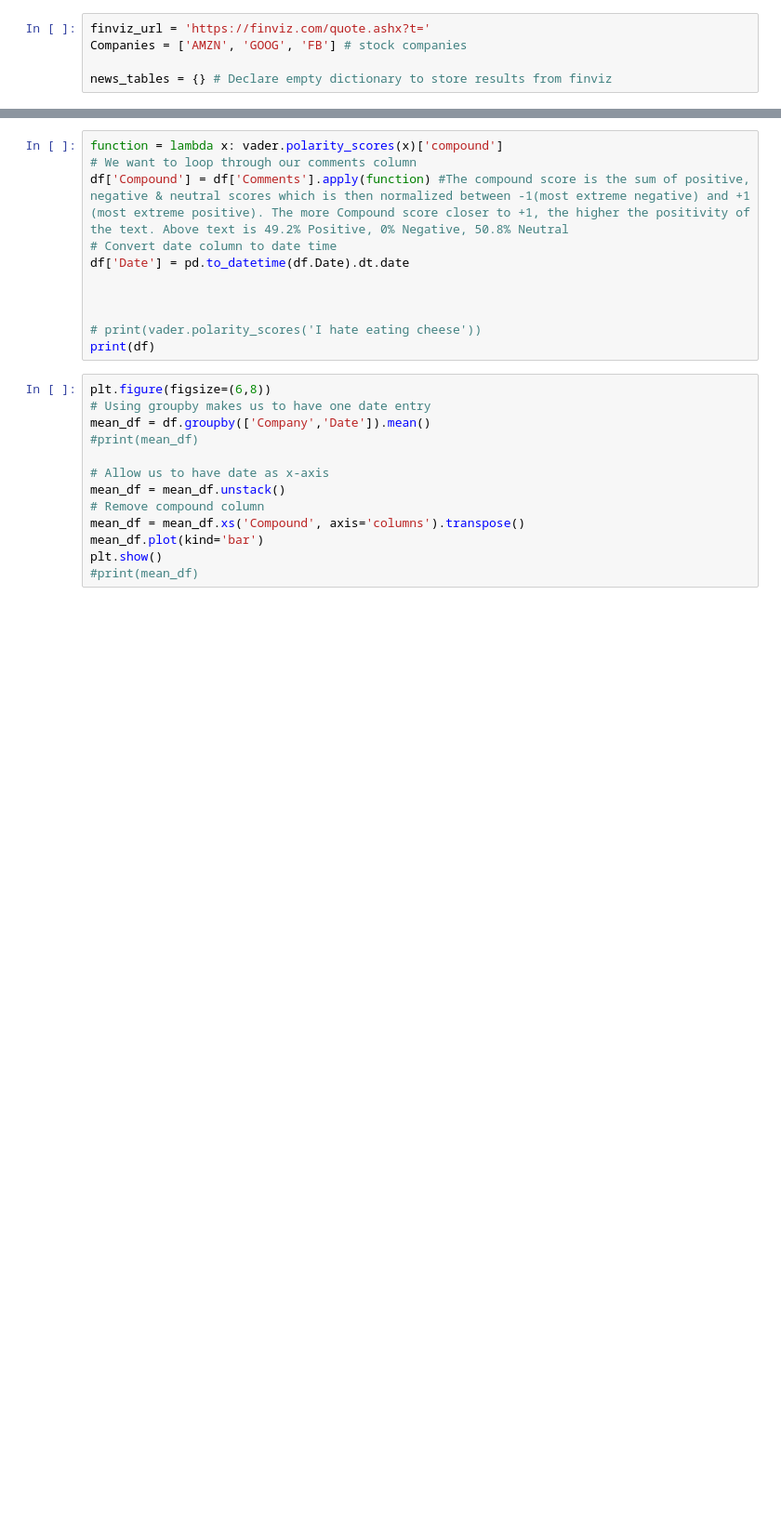
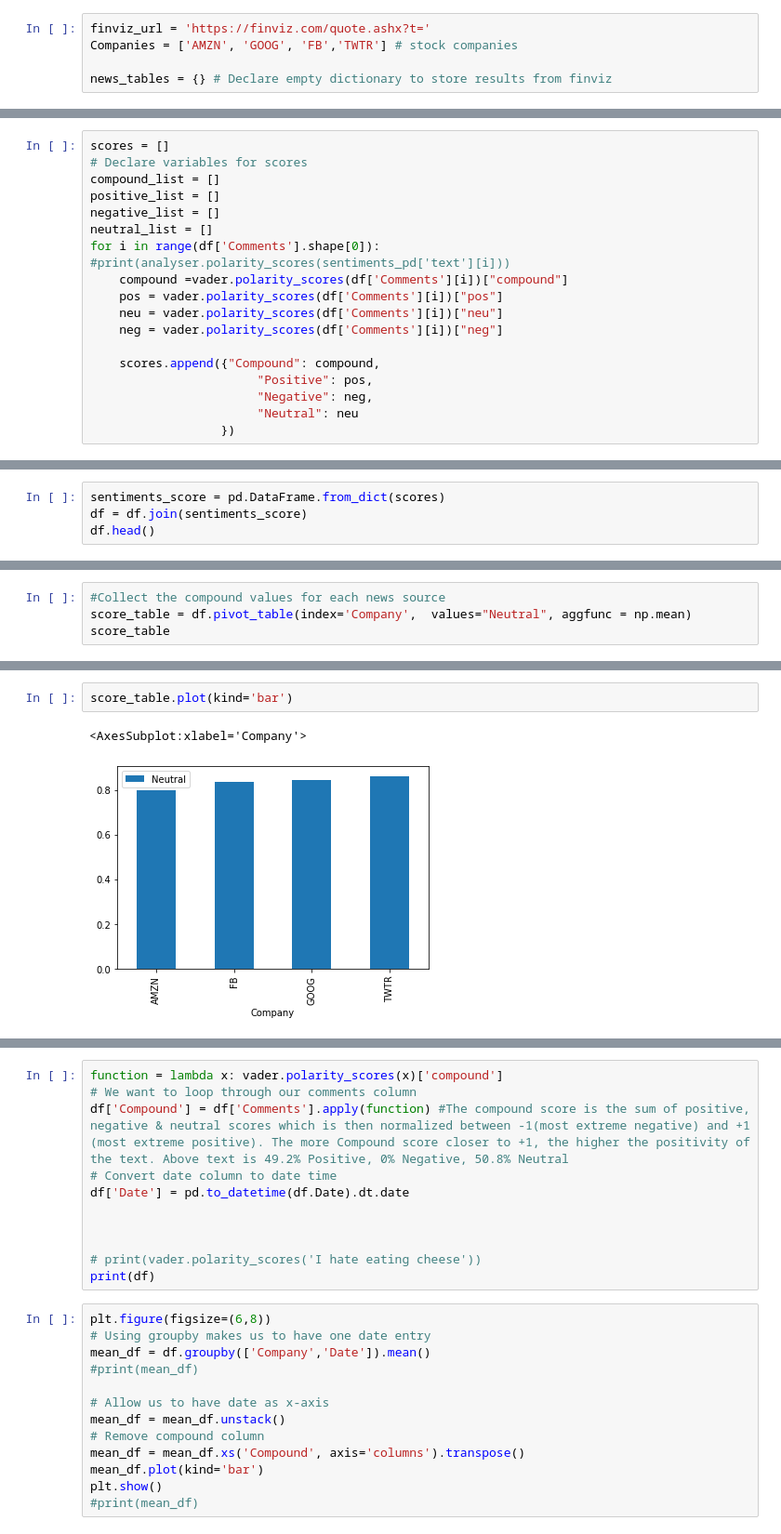
Before and after one commit to Isheanesu29/extralessons, a Jupyter notebook: text analysis/Stock_market_sentimental.ipynb, the cells around one changed output, grey strips where cells are left out. Shown at 93% size. Saved outputs shown, nothing was run; the diff lists cells and outputs as text; blank space fills up the shorter version.

```diff
--- a/text analysis/Stock_market_sentimental.ipynb
+++ b/text analysis/Stock_market_sentimental.ipynb
@@ -9,6 +33,6 @@ nltk.downloader.download('vader_lexicon')
 # %%
 finviz_url = 'https://finviz.com/quote.ashx?t='
-Companies = ['AMZN', 'GOOG', 'FB'] # stock companies
+Companies = ['AMZN', 'GOOG', 'FB','TWTR'] # stock companies
 
 news_tables = {} # Declare empty dictionary to store results from finviz
 # %%
@@ -47,0 +136,19 @@ vader = SentimentIntensityAnalyzer()
+# %%
+scores = []
+# Declare variables for scores
+compound_list = []
+positive_list = []
+negative_list = []
+neutral_list = []
+for i in range(df['Comments'].shape[0]):
+#print(analyser.polarity_scores(sentiments_pd['text'][i]))
+    compound =vader.polarity_scores(df['Comments'][i])["compound"]
+    pos = vader.polarity_scores(df['Comments'][i])["pos"]
+    neu = vader.polarity_scores(df['Comments'][i])["neu"]
+    neg = vader.polarity_scores(df['Comments'][i])["neg"]
+
+    scores.append({"Compound": compound,
+                       "Positive": pos,
+                       "Negative": neg,
+                       "Neutral": neu
+                  })
@@ -47,0 +159,4 @@ vader = SentimentIntensityAnalyzer()
+# %%
+sentiments_score = pd.DataFrame.from_dict(scores)
+df = df.join(sentiments_score)
+df.head()
@@ -47,0 +186,4 @@ vader = SentimentIntensityAnalyzer()
+# %%
+#Collect the compound values for each news source
+score_table = df.pivot_table(index='Company',  values="Neutral", aggfunc = np.mean)
+score_table
@@ -47,0 +197,5 @@ vader = SentimentIntensityAnalyzer()
+# %%
+score_table.plot(kind='bar')
+# %% [output]
+<AxesSubplot:xlabel='Company'>
+[figure, added]
```
Also changed, not shown: parts of 38 cells of this notebook, 8 other files.
